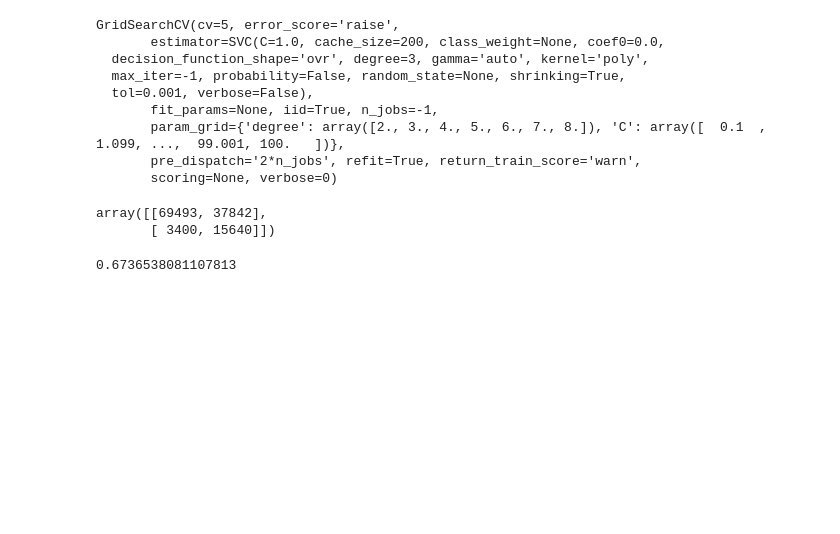
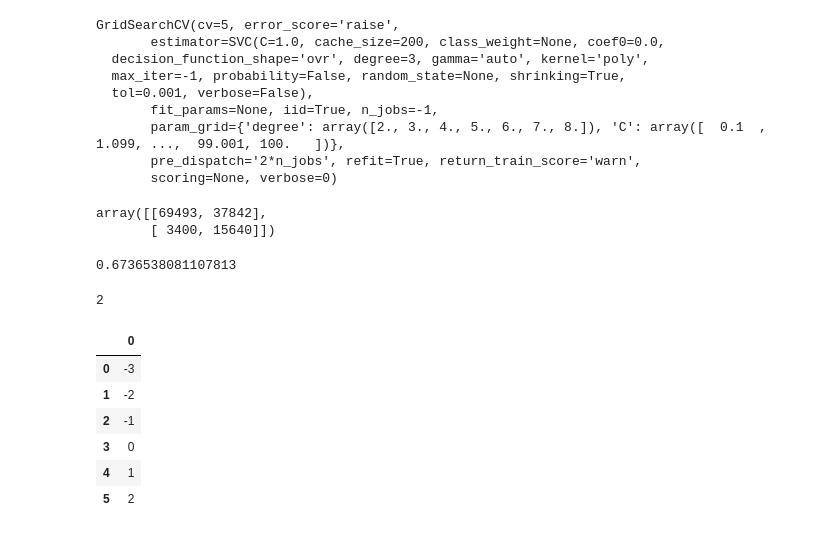
Before and after one commit to leomaxx/StackOverflowChurnAnalysis, a Jupyter notebook: 032_Answerer_time_lag.ipynb, the cells around one changed output. Drawn from its saved outputs; the diff is of its cells as text; code cells hidden in the pictures; blank space fills up the shorter version.

```diff
--- a/032_Answerer_time_lag.ipynb
+++ b/032_Answerer_time_lag.ipynb
@@ -441,3 +495,19 @@ array([[69493, 37842],
 accuracy_score(y_train, grid.predict(X_train_norm))
 # %% [output]
 0.6736538081107813
+# %%
+np.random.choice(3)
+# %% [output]
+2
+# %%
+reputation = pd.DataFrame(list(range(-3,3)))
+transformed = mapRepToCat(reputation)
+reputation
+# %% [output]
+|  | 0 |
+| 0 | -3 |
+| 1 | -2 |
+| 2 | -1 |
+| 3 | 0 |
+| 4 | 1 |
+| 5 | 2 |
```
Also changed, not shown: parts of 8 cells of this notebook, 11 other files.
